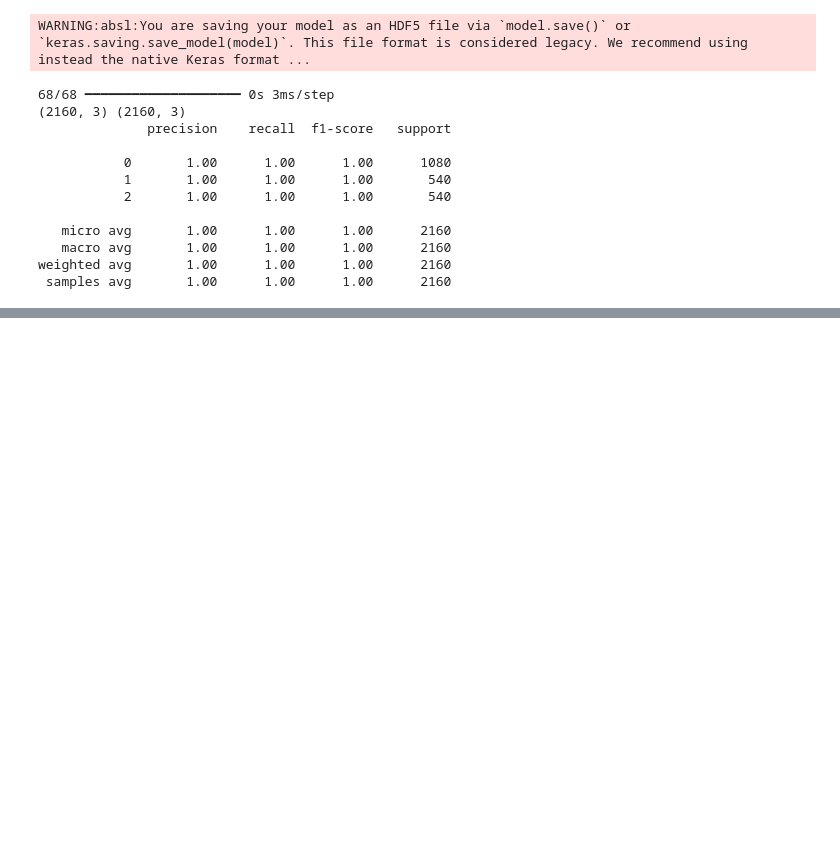
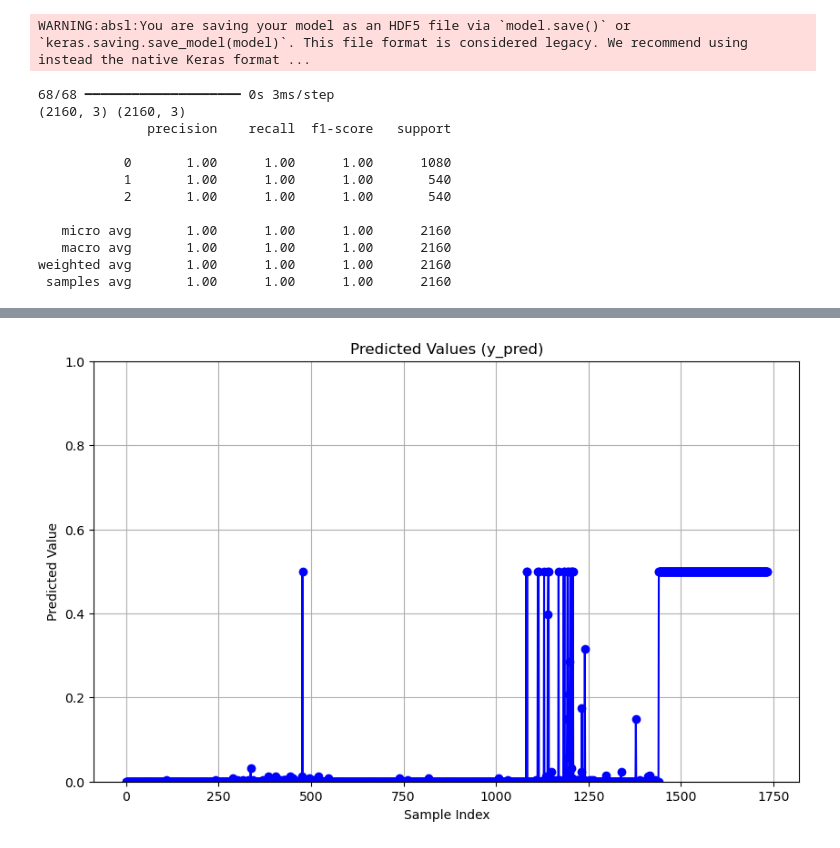
Before and after one commit to pnucse-capstone-2024/Capstone-2024-team-46, a Jupyter notebook: 1dcnn_new_data.ipynb, the cells around one changed output, grey strips where cells are left out. Saved outputs shown, nothing was run; the diff lists cells and outputs as text; code cells hidden in the pictures; blank space fills up the shorter version.

```diff
--- a/1dcnn_new_data.ipynb
+++ b/1dcnn_new_data.ipynb
@@ -889,0 +1079,11 @@ fully_quantize: 0, inference_type: 6, input_inference_type: INT8, output_inferen
+# %%
+plt.figure(figsize=(10, 6))
+plt.plot(y_pred, marker='o', linestyle='-', color='b')
+plt.title('Predicted Values (y_pred)')
+plt.xlabel('Sample Index')
+plt.ylabel('Predicted Value')
+plt.ylim(0, 1)  # Setting the y-axis to range from 0 to 1 for clarity
+plt.grid(True)
+plt.show()
+# %% [output]
+[figure, added]
```
Also changed, not shown: parts of 8 cells of this notebook, 1 other file.
